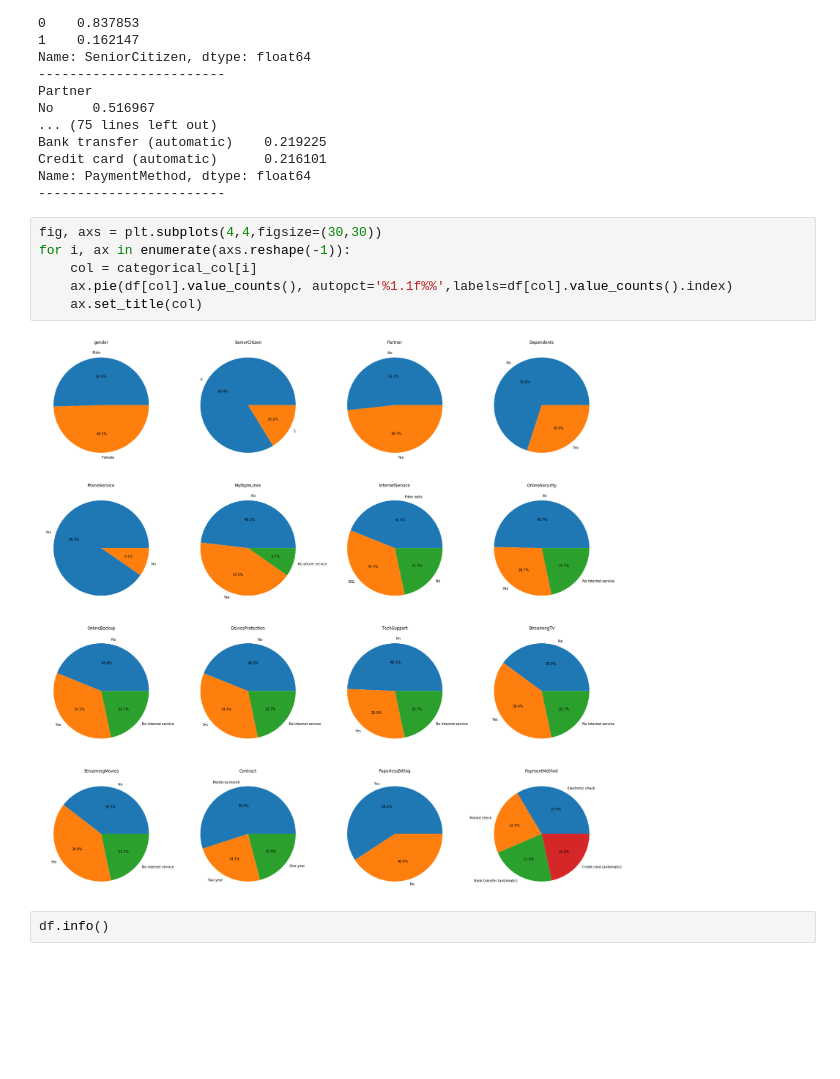
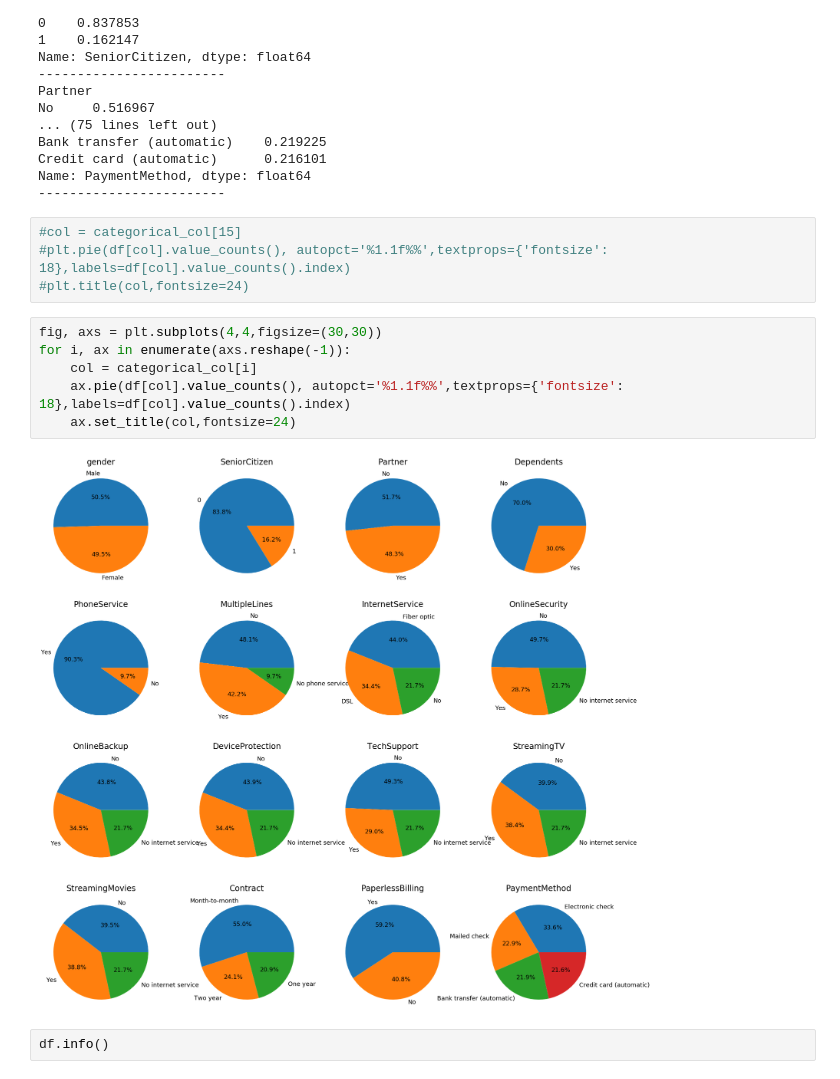
Before and after one commit to Steve-Yinjing-Song/survival_analysis, a Jupyter notebook: Capstone Project 1.ipynb, the cells around one changed output. Saved outputs shown, nothing was run; the diff lists cells and outputs as text; blank space fills up the shorter version.

```diff
--- a/Capstone Project 1.ipynb
+++ b/Capstone Project 1.ipynb
@@ -402,14 +406,18 @@ Bank transfer (automatic)    0.219225
 Credit card (automatic)      0.216101
 Name: PaymentMethod, dtype: float64
 ------------------------
+# %%
+#col = categorical_col[15]
+#plt.pie(df[col].value_counts(), autopct='%1.1f%%',textprops={'fontsize': 18},labels=df[col].value_counts().index)
+#plt.title(col,fontsize=24)
 # %%
 fig, axs = plt.subplots(4,4,figsize=(30,30))
 for i, ax in enumerate(axs.reshape(-1)):
     col = categorical_col[i]
-    ax.pie(df[col].value_counts(), autopct='%1.1f%%',labels=df[col].value_counts().index)
-    ax.set_title(col)
+    ax.pie(df[col].value_counts(), autopct='%1.1f%%',textprops={'fontsize': 18},labels=df[col].value_counts().index)
+    ax.set_title(col,fontsize=24)
 # %% [output]
-[figure, old version]
+[figure, new version]
 # %%
 df.info()
 # %% [output]
```
Also changed, not shown: parts of 97 cells of this notebook.
